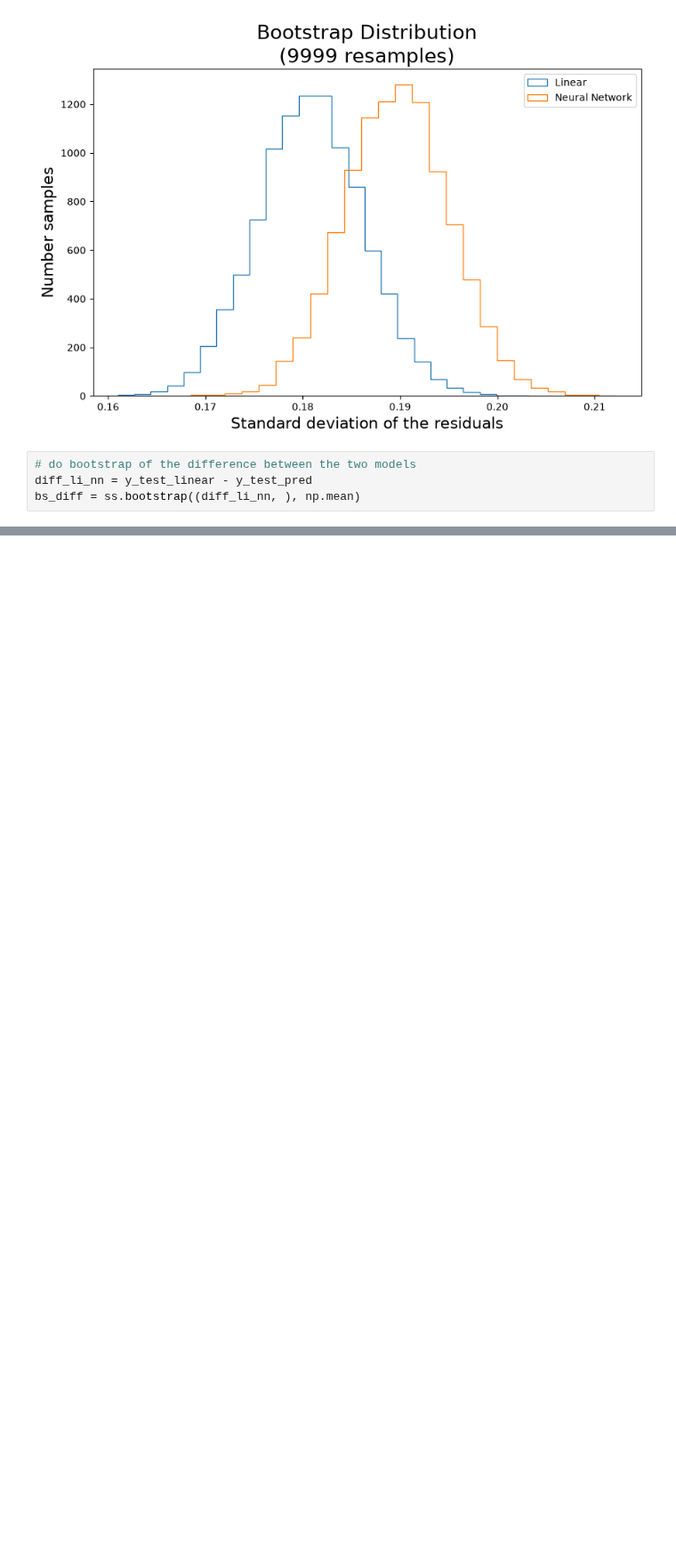
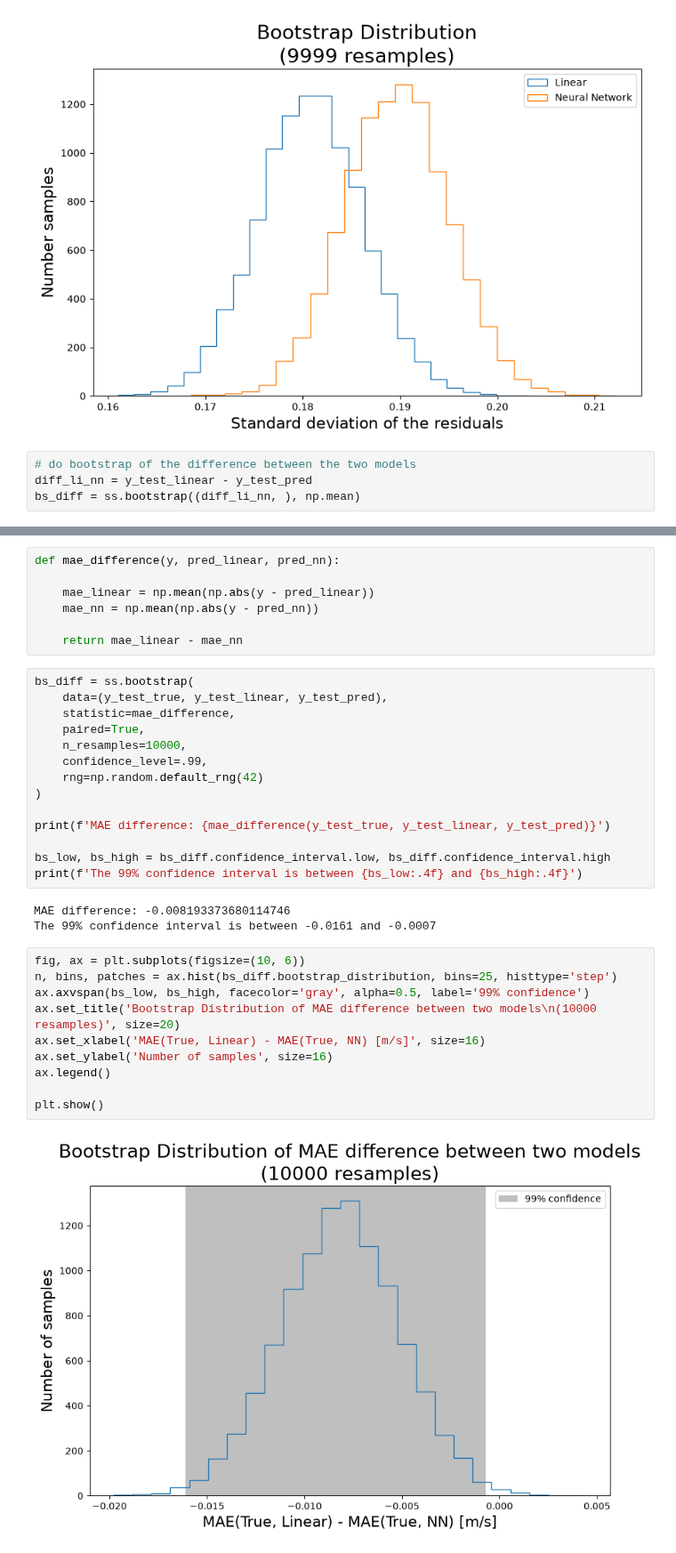
Before and after one commit to Etienne99/LAM_Internship, a Jupyter notebook: scripts_2/neuraln_4.ipynb, the cells around one changed output, grey strips where cells are left out. Shown at 89% size. Drawn from its saved outputs; the diff is of its cells as text; blank space fills up the shorter version.

Commit message:
NN model comparisons

```diff
--- a/scripts_2/neuraln_4.ipynb
+++ b/scripts_2/neuraln_4.ipynb
@@ -892,3 +892,39 @@ ax.legend()
 plt.show()
 # %% [output]
 [figure]
+# %%
+def mae_difference(y, pred_linear, pred_nn):
+
+    mae_linear = np.mean(np.abs(y - pred_linear))
+    mae_nn = np.mean(np.abs(y - pred_nn))
+
+    return mae_linear - mae_nn
+# %%
+bs_diff = ss.bootstrap(
+    data=(y_test_true, y_test_linear, y_test_pred),
+    statistic=mae_difference,
+    paired=True,
+    n_resamples=10000,
+    confidence_level=.99,
+    rng=np.random.default_rng(42)
+)
+
+print(f'MAE difference: {mae_difference(y_test_true, y_test_linear, y_test_pred)}')
+
+bs_low, bs_high = bs_diff.confidence_interval.low, bs_diff.confidence_interval.high
+print(f'The 99% confidence interval is between {bs_low:.4f} and {bs_high:.4f}')
+# %% [output]
+MAE difference: -0.008193373680114746
+The 99% confidence interval is between -0.0161 and -0.0007
+# %%
+fig, ax = plt.subplots(figsize=(10, 6))
+n, bins, patches = ax.hist(bs_diff.bootstrap_distribution, bins=25, histtype='step')
+ax.axvspan(bs_low, bs_high, facecolor='gray', alpha=0.5, label='99% confidence')
+ax.set_title('Bootstrap Distribution of MAE difference between two models\n(10000 resamples)', size=20)
+ax.set_xlabel('MAE(True, Linear) - MAE(True, NN) [m/s]', size=16)
+ax.set_ylabel('Number of samples', size=16)
+ax.legend()
+
+plt.show()
+# %% [output]
+[figure, added]
```
Also changed, not shown: parts of 2 cells of this notebook.
